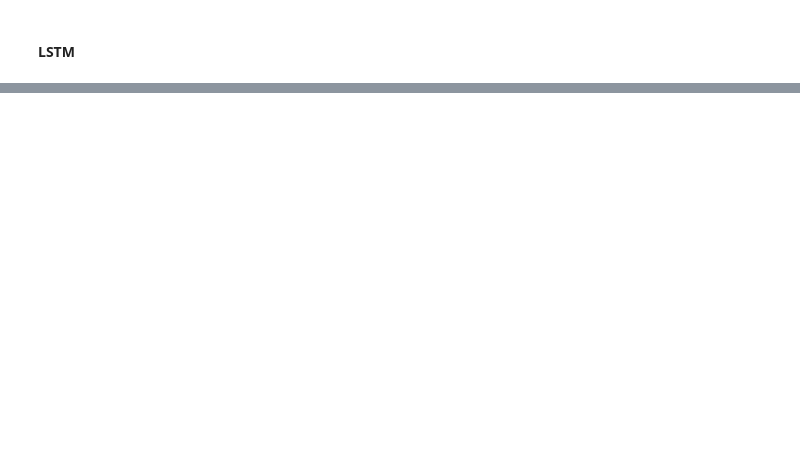
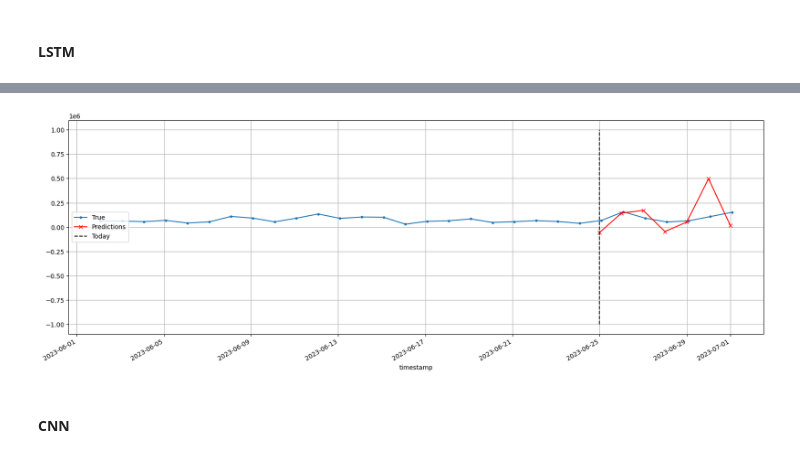
Before and after one commit to AnastasiaBrinati/experiments, a Jupyter notebook: Models2.ipynb, the cells around one changed output, grey strips where cells are left out. Cells and saved outputs as stored; diff of their text form; code cells hidden in the pictures; blank space fills up the shorter version.

```diff
--- a/Models2.ipynb
+++ b/Models2.ipynb
@@ -509,7 +556,7 @@ plt.show()
  #### LSTM
 # %%
 lstm = tf.keras.Sequential([
-  tf.keras.layers.LSTM(batch_size, return_sequences=True, input_shape=[None, num_features]),
+  tf.keras.layers.LSTM(neurons, return_sequences=True, input_shape=[None, num_features]),
   tf.keras.layers.Dense(prediction_lenght)
 ])
 # %%
@@ -546,0 +608,7 @@ plt.show()
+# %%
+gru = tf.keras.Sequential([
+  tf.keras.layers.GRU(neurons, return_sequences=True, input_shape=[None, num_features]),
+  tf.keras.layers.Dense(prediction_lenght)
+])
+# %%
+fit_and_evaluate(gru, seq2seq_train, seq2seq_valid)
@@ -546,0 +639,14 @@ plt.show()
+# %%
+X = valid.to_numpy()[np.newaxis, :sequence_lenght]
+Y_pred = gru.predict(X)  # but then [0, -1] because only the last time step's output
+Y_pred = pd.Series(Y_pred[0, -1], index=pd.date_range(start, end))
+
+fig, ax = plt.subplots(figsize=(20, 7))
+(vl * 1e6)[origin:end].plot(label="True", marker=".", ax=ax)
+(Y_pred * 1e6).plot(label="Predictions", grid=True, marker="x", color="r", ax=ax)
+ax.vlines(start, -1e6, 1e6, color="k", linestyle="--", label="Today")
+#ax.set_ylim([200_000, 800_000])
+plt.legend(loc="center left")
+#save_fig("forecast_ahead_plot")
+plt.show()
+# %% [output]
@@ -546,0 +654,3 @@ plt.show()
+[figure, added]
+# %% [markdown]
+#### CNN
```
Also changed, not shown: parts of 35 cells of this notebook.
